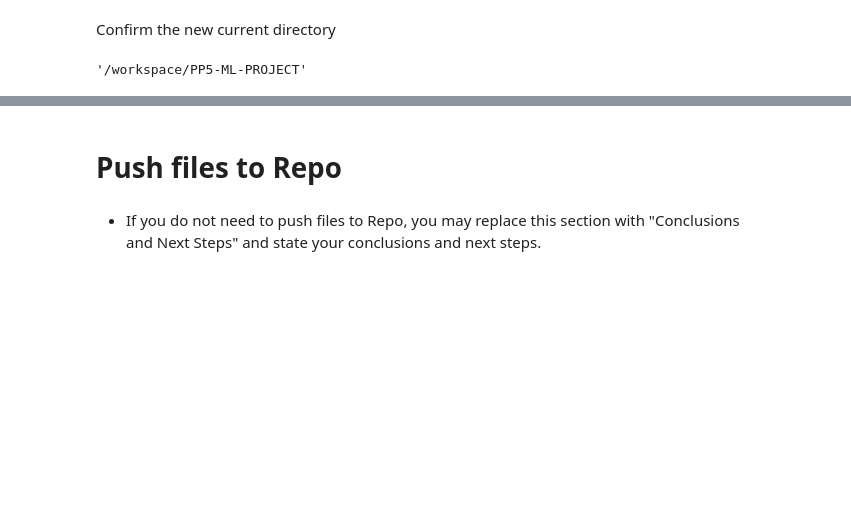
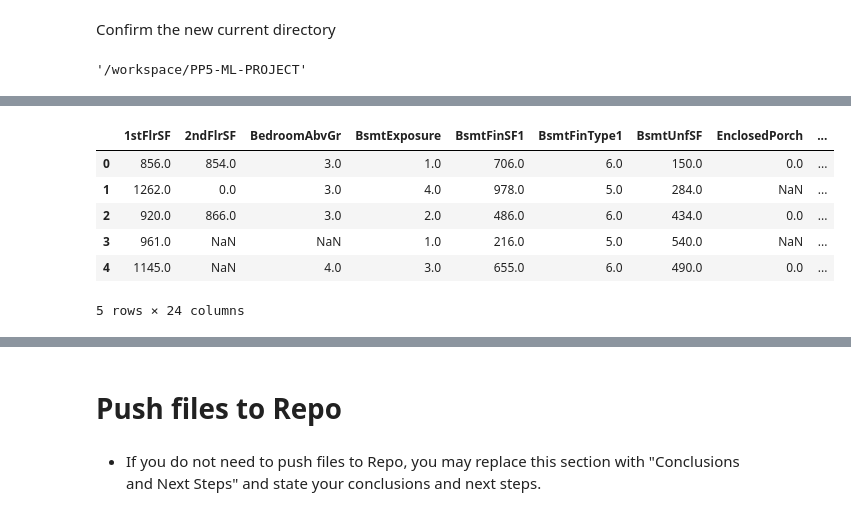
Before and after one commit to James-Burch/PP5-ML-PROJECT, a Jupyter notebook: jupyter_notebooks/2.DataCleaning.ipynb, the cells around one changed output, grey strips where cells are left out. Cells and saved outputs as stored; diff of their text form; code cells hidden in the pictures; blank space fills up the shorter version.

```diff
--- a/jupyter_notebooks/2.DataCleaning.ipynb
+++ b/jupyter_notebooks/2.DataCleaning.ipynb
@@ -50,0 +70,18 @@ Section 1 content
+# %%
+# Create a dictionary to change the categories of these variables to numbers
+dic = {'BsmtExposure': {'Gd': 4, 'Av': 3, 'Mn': 2, 'No': 1, 'None': 0},
+'BsmtFinType1': {'GLQ': 6, 'ALQ': 5, 'BLQ': 4, 'Rec': 3, 'LwQ': 2, 'Unf': 1, 'None': 0},
+'GarageFinish': {'Fin': 3, 'RFn': 2, 'Unf': 1, 'None': 0},
+'KitchenQual': {'Ex': 4, 'Gd': 3, 'TA': 2, 'Fa': 1, 'Po': 0}}
+df1=df.copy()
+for col in df.columns[df.dtypes=='object'].to_list():
+    df1[col] = df1[col].replace(dic[col])
+df1.head()
+# %% [output]
+|  | 1stFlrSF | 2ndFlrSF | BedroomAbvGr | BsmtExposure | BsmtFinSF1 | BsmtFinType1 | BsmtUnfSF | EnclosedPorch | ... |
+| 0 | 856.0 | 854.0 | 3.0 | 1.0 | 706.0 | 6.0 | 150.0 | 0.0 | ... |
+| 1 | 1262.0 | 0.0 | 3.0 | 4.0 | 978.0 | 5.0 | 284.0 | NaN | ... |
+| 2 | 920.0 | 866.0 | 3.0 | 2.0 | 486.0 | 6.0 | 434.0 | 0.0 | ... |
+| 3 | 961.0 | NaN | NaN | 1.0 | 216.0 | 5.0 | 540.0 | NaN | ... |
+| 4 | 1145.0 | NaN | 4.0 | 3.0 | 655.0 | 6.0 | 490.0 | 0.0 | ... |
+5 rows × 24 columns
```
Also changed, not shown: parts of 24 cells of this notebook.
